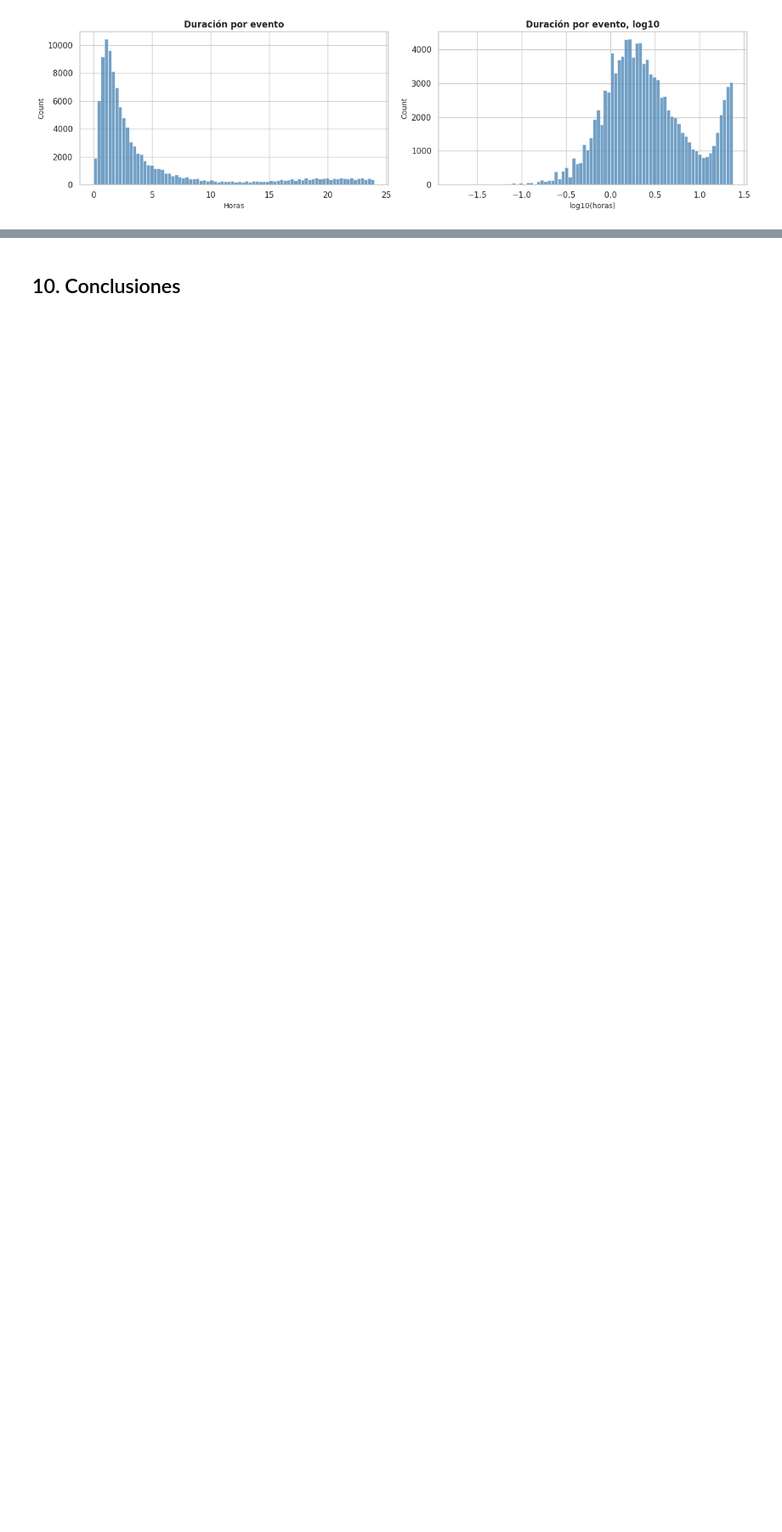
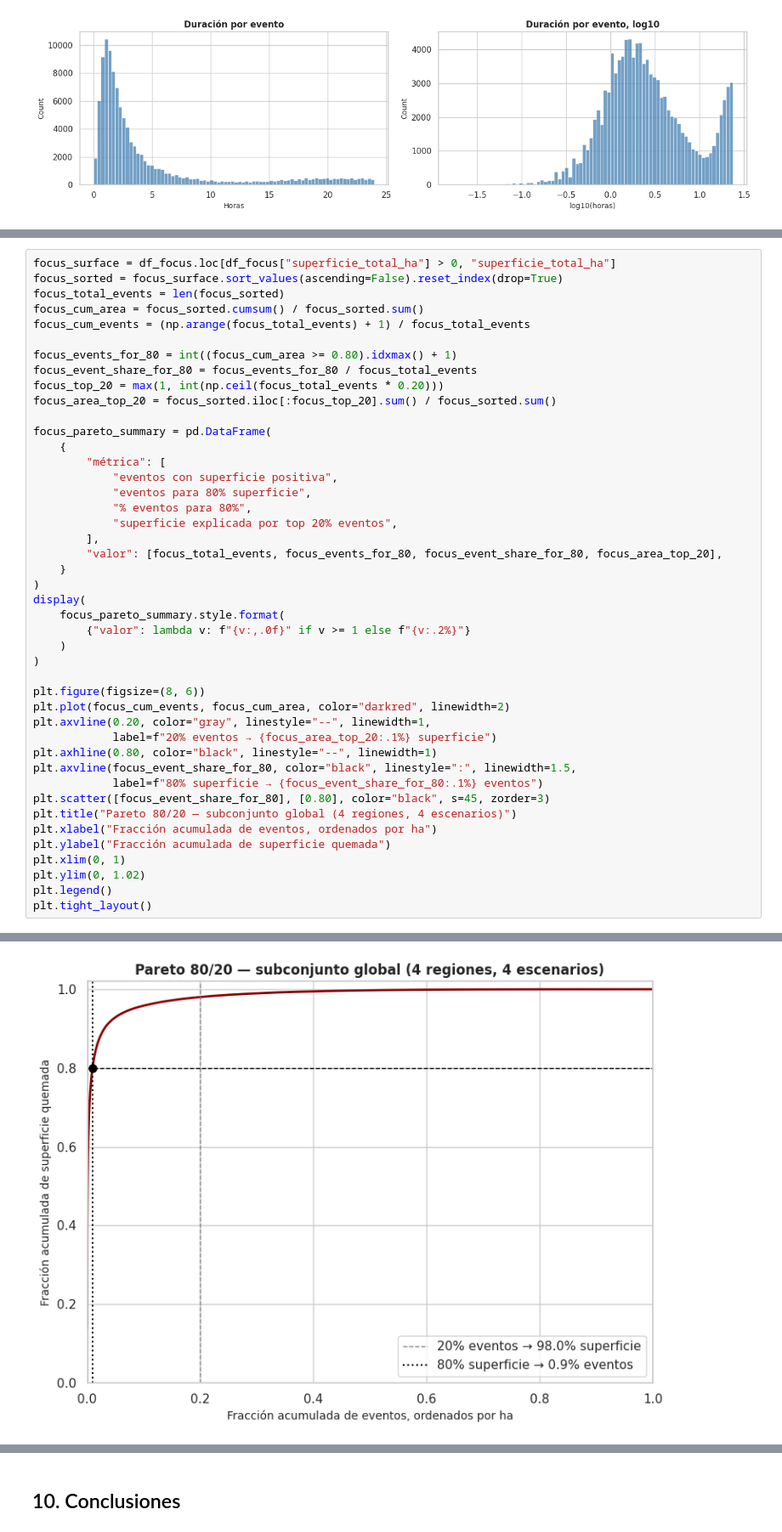
Before and after one commit to Luxar3-cmd/wildfires-project, a Jupyter notebook: eda/01_eda_conaf.ipynb, the cells around one changed output, grey strips where cells are left out. Shown at 85% size. Cells and saved outputs as stored; diff of their text form; blank space fills up the shorter version.

```diff
--- a/eda/01_eda_conaf.ipynb
+++ b/eda/01_eda_conaf.ipynb
@@ -1032,0 +1165,45 @@ plt.tight_layout()
+# %%
+focus_surface = df_focus.loc[df_focus["superficie_total_ha"] > 0, "superficie_total_ha"]
+focus_sorted = focus_surface.sort_values(ascending=False).reset_index(drop=True)
+focus_total_events = len(focus_sorted)
+focus_cum_area = focus_sorted.cumsum() / focus_sorted.sum()
+focus_cum_events = (np.arange(focus_total_events) + 1) / focus_total_events
+
+focus_events_for_80 = int((focus_cum_area >= 0.80).idxmax() + 1)
+focus_event_share_for_80 = focus_events_for_80 / focus_total_events
+focus_top_20 = max(1, int(np.ceil(focus_total_events * 0.20)))
+focus_area_top_20 = focus_sorted.iloc[:focus_top_20].sum() / focus_sorted.sum()
+
+focus_pareto_summary = pd.DataFrame(
+	{
+		"métrica": [
+			"eventos con superficie positiva",
+			"eventos para 80% superficie",
+			"% eventos para 80%",
+			"superficie explicada por top 20% eventos",
+		],
+		"valor": [focus_total_events, focus_events_for_80, focus_event_share_for_80, focus_area_top_20],
+	}
+)
+display(
+	focus_pareto_summary.style.format(
+		{"valor": lambda v: f"{v:,.0f}" if v >= 1 else f"{v:.2%}"}
+	)
+)
+
+plt.figure(figsize=(8, 6))
+plt.plot(focus_cum_events, focus_cum_area, color="darkred", linewidth=2)
+plt.axvline(0.20, color="gray", linestyle="--", linewidth=1,
+            label=f"20% eventos → {focus_area_top_20:.1%} superficie")
+plt.axhline(0.80, color="black", linestyle="--", linewidth=1)
+plt.axvline(focus_event_share_for_80, color="black", linestyle=":", linewidth=1.5,
+            label=f"80% superficie → {focus_event_share_for_80:.1%} eventos")
+plt.scatter([focus_event_share_for_80], [0.80], color="black", s=45, zorder=3)
+plt.title("Pareto 80/20 — subconjunto global (4 regiones, 4 escenarios)")
+plt.xlabel("Fracción acumulada de eventos, ordenados por ha")
+plt.ylabel("Fracción acumulada de superficie quemada")
+plt.xlim(0, 1)
+plt.ylim(0, 1.02)
+plt.legend()
+plt.tight_layout()
+# %% [output]
@@ -1032,0 +1215 @@ plt.tight_layout()
+[figure, added]
```
Also changed, not shown: parts of 19 cells of this notebook, 4 other files.
